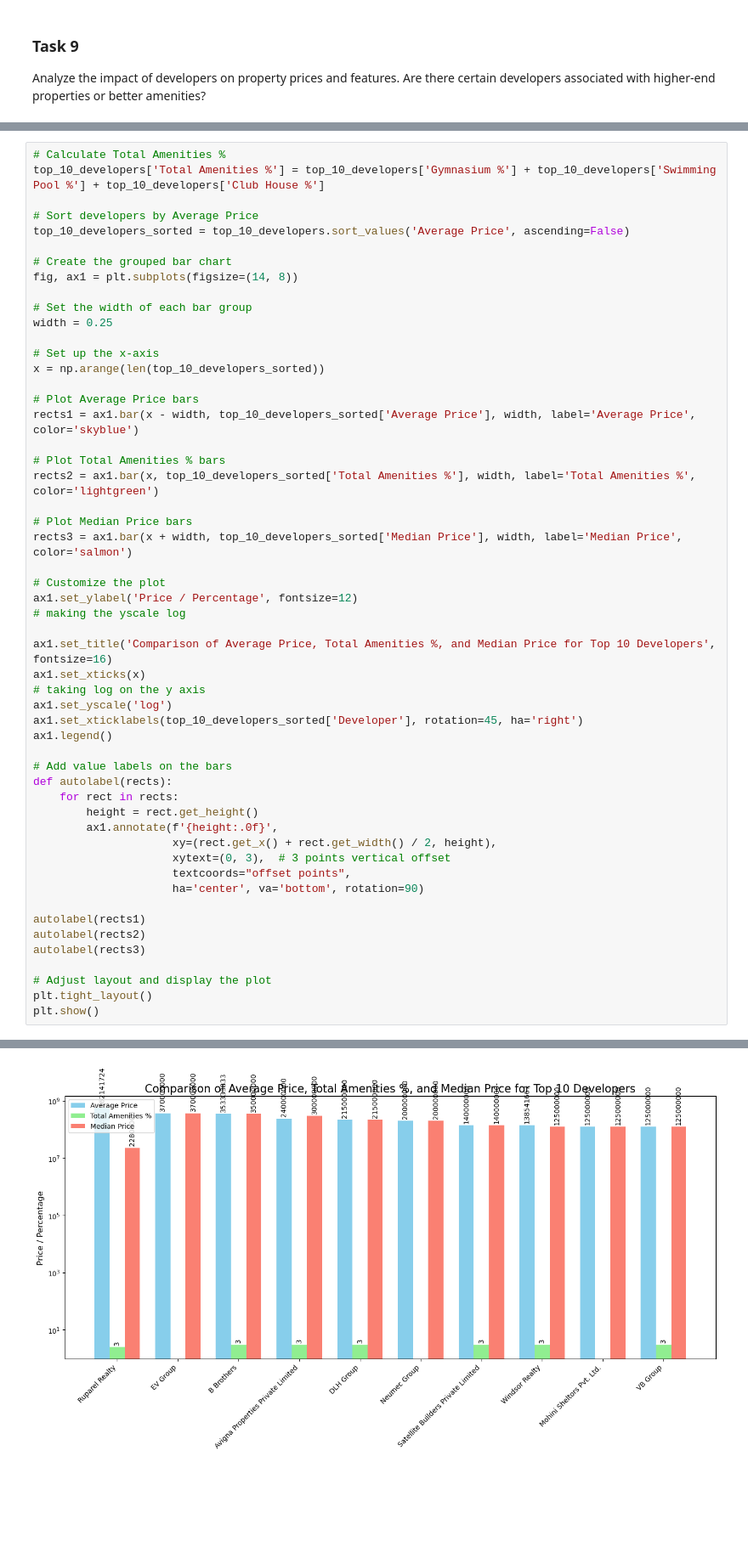
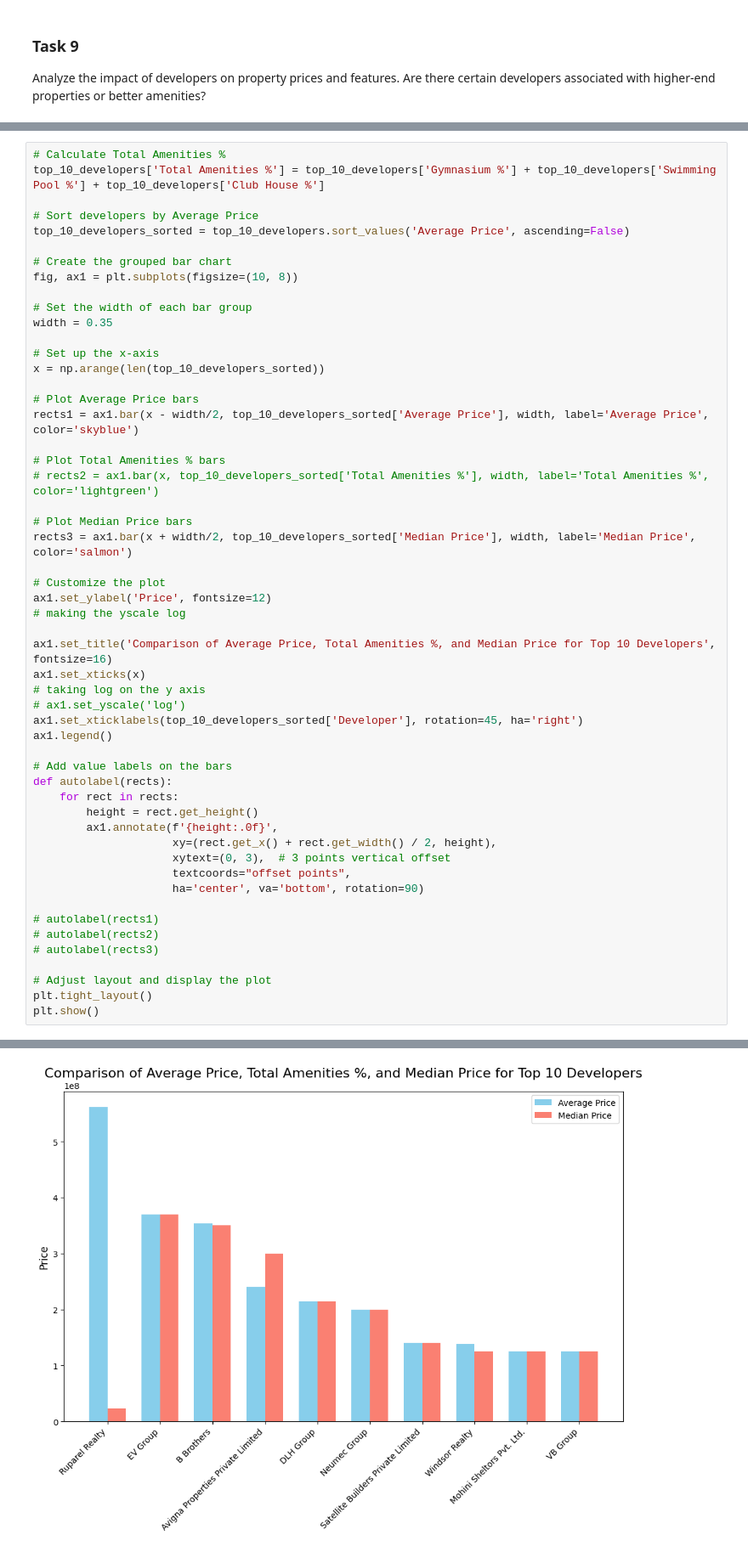
Before and after one commit to arghyawning/data-analytics-1-assignments, a Jupyter notebook: a1/51/assignment1_51.ipynb, the cells around one changed output, grey strips where cells are left out. Shown at 85% size. Cells and saved outputs as stored; diff of their text form; blank space fills up the shorter version.

```diff
--- a/a1/51/assignment1_51.ipynb
+++ b/a1/51/assignment1_51.ipynb
@@ -635,58 +757,58 @@ top_10_developers['Total Amenities %'] = top_10_developers['Gymnasium %'] + top_
 top_10_developers_sorted = top_10_developers.sort_values('Average Price', ascending=False)
 
 # Create the grouped bar chart
-fig, ax1 = plt.subplots(figsize=(14, 8))
+fig, ax1 = plt.subplots(figsize=(10, 8))
 
 # Set the width of each bar group
-width = 0.25
+width = 0.35
 
 # Set up the x-axis
 x = np.arange(len(top_10_developers_sorted))
 
 # Plot Average Price bars
-rects1 = ax1.bar(x - width, top_10_developers_sorted['Average Price'], width, label='Average Price', color='skyblue')
+rects1 = ax1.bar(x - width/2, top_10_developers_sorted['Average Price'], width, label='Average Price', color='skyblue')
 
 # Plot Total Amenities % bars
-rects2 = ax1.bar(x, top_10_developers_sorted['Total Amenities %'], width, label='Total Amenities %', color='lightgreen')
+# rects2 = ax1.bar(x, top_10_developers_sorted['Total Amenities %'], width, label='Total Amenities %', color='lightgreen')
 
 # Plot Median Price bars
-rects3 = ax1.bar(x + width, top_10_developers_sorted['Median Price'], width, label='Median Price', color='salmon')
+rects3 = ax1.bar(x + width/2, top_10_developers_sorted['Median Price'], width, label='Median Price', color='salmon')
 
 # Customize the plot
-ax1.set_ylabel('Price / Percentage', fontsize=12)
+ax1.set_ylabel('Price', fontsize=12)
 # making the yscale log
 
 ax1.set_title('Comparison of Average Price, Total Amenities %, and Median Price for Top 10 Developers', fontsize=16)
 ax1.set_xticks(x)
 # taking log on the y axis
-ax1.set_yscale('log')
+# ax1.set_yscale('log')
 ax1.set_xticklabels(top_10_developers_sorted['Developer'], rotation=45, ha='right')
 ax1.legend()
 
 # Add value labels on the bars
 def autolabel(rects):
     for rect in rects:
         height = rect.get_height()
         ax1.annotate(f'{height:.0f}',
                      xy=(rect.get_x() + rect.get_width() / 2, height),
                      xytext=(0, 3),  # 3 points vertical offset
                      textcoords="offset points",
                      ha='center', va='bottom', rotation=90)
 
-autolabel(rects1)
-autolabel(rects2)
-autolabel(rects3)
+# autolabel(rects1)
+# autolabel(rects2)
+# autolabel(rects3)
 
 # Adjust layout and display the plot
 plt.tight_layout()
 plt.show()
 # %% [output]
 A value is trying to be set on a copy of a slice from a DataFrame.
 Try using .loc[row_indexer,col_indexer] = value instead
 
 See the caveats in the documentation: https://pandas.pydata.org/pandas-docs/stable/user_guide/indexing.html#returning-a-view-versus-a-copy
   top_10_developers['Total Amenities %'] = top_10_developers['Gymnasium %'] + top_10_developers['Swimming Pool %'] + top_10_developers['Club House %']
-[figure, old version]
+[figure, new version]
 # %%
 import matplotlib.pyplot as plt
 import numpy as np
```
Also changed, not shown: parts of 25 cells of this notebook.
